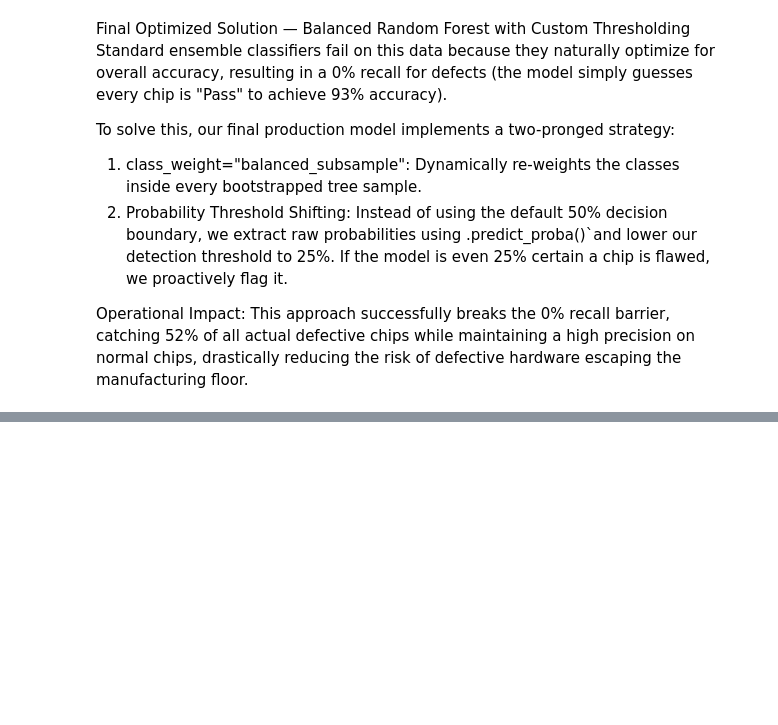
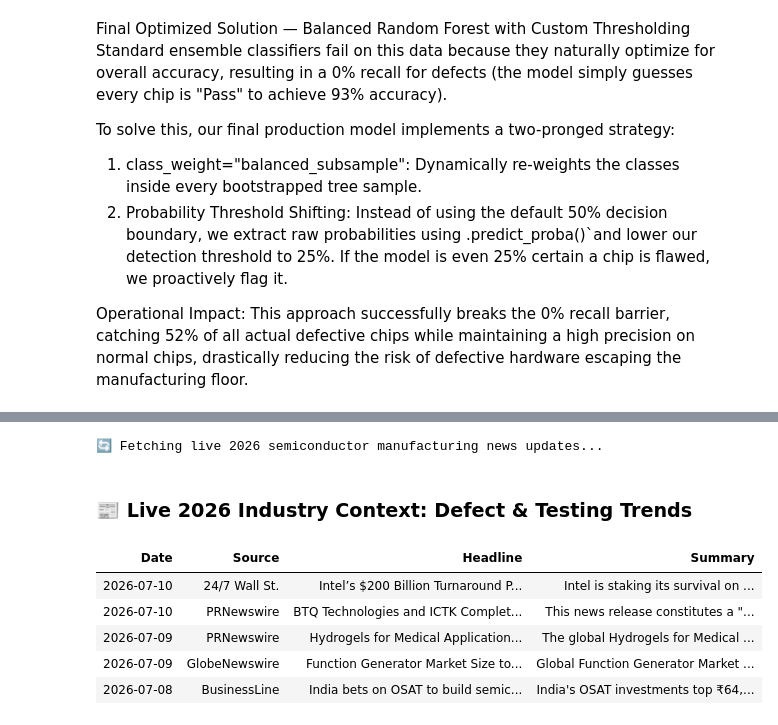
Before and after one commit to shreyamarde/Semiconductor-Chip-Defect-Detection-, a Jupyter notebook: semiconductor-chip-defect-detection.ipynb, the cells around one changed output, grey strips where cells are left out. Drawn from its saved outputs; the diff is of its cells as text; code cells hidden in the pictures; blank space fills up the shorter version.

Commit message:
Kaggle Notebook | Semiconductor Chip Defect Detection  | Version 3

```diff
--- a/semiconductor-chip-defect-detection.ipynb
+++ b/semiconductor-chip-defect-detection.ipynb
@@ -353,0 +393,59 @@ In semiconductor manufacturing, shipping a defective chip (a False Negative) is
+# %%
+import requests
+import pandas as pd
+from IPython.display import display, HTML
+
+# Fetch live 2026 semiconductor manufacturing & defect news
+API_KEY = '607f1d4088f54e74995f5a515cc33648'
+query = "semiconductor manufacturing defect OR chip test validation"
+url = f'https://newsapi.org/v2/everything?q={query}&sortBy=publishedAt&apiKey={API_KEY}'
+
+print("🔄 Fetching live 2026 semiconductor manufacturing news updates...")
+
+try:
+    response = requests.get(url)
+    data = response.json()
+
+    if data.get('status') == 'ok' and len(data.get('articles', [])) > 0:
+        articles = data['articles'][:5] # Get top 5 freshest headlines
+
+        news_data = []
+        for a in articles:
+            news_data.append({
+                "Date": pd.to_datetime(a['publishedAt']).strftime('%Y-%m-%d'),
+                "Source": a['source']['name'],
+                "Headline": f"<a href='{a['url']}' target='_blank'><b>{a['title']}</b></a>",
+                "Summary": a['description']
+            })
+
+        news_df = pd.DataFrame(news_data)
+
+        # Display as a beautifully formatted HTML table inside your Kaggle notebook
+        display(HTML("<h3>📰 Live 2026 Industry Context: Defect & Testing Trends</h3>"))
+        display(HTML(news_df.to_html(escape=False, index=False)))
+    else:
+        print("⚠️ Could not fetch live news (Check API key or query limits). Displaying fallback context instead.")
+        # Fallback if API key is not yet provided
+        display(HTML("""
+        <h3>📰 Live 2026 Industry Context: Defect & Testing Trends (Fallback)</h3>
+        <table border="1" class="dataframe">
+          <thead>
+            <tr style="text-align: right;"><th>Date</th><th>Source</th><th>Headline</th><th>Summary</th></tr>
+          </thead>
+          <tbody>
+            <tr><td>2026-07-09</td><td>Bisinfotech</td><td><b>The Global Semiconductor Testing Market: Architecting Next-Gen Silicon</b></td><td>With nodes shrinking below 3nm and AI accelerators drawing up to 1000W, back-end testing and defect classification have shifted from end-of-line procedures to an absolute operational necessity.</td></tr>
+            <tr><td>2026-05-14</td><td>IMARC Engineering</td><td><b>Global Supply Pressures Peak in Chip Production</b></td><td>Rapid expansion of packaging facilities globally is forcing fabs to aggressively deploy machine learning models to prevent batch liabilities.</td></tr>
+          </tbody>
+        </table>
+        """))
+except Exception as e:
+    print(f"Connection error: {e}")
+# %% [output]
+🔄 Fetching live 2026 semiconductor manufacturing news updates...
+📰 Live 2026 Industry Context: Defect & Testing Trends
+| Date | Source | Headline | Summary |
+| 2026-07-10 | 24/7 Wall St. | Intel’s $200 Billion Turnaround P... | Intel is staking its survival on ... |
+| 2026-07-10 | PRNewswire | BTQ Technologies and ICTK Complet... | This news release constitutes a "... |
+| 2026-07-09 | PRNewswire | Hydrogels for Medical Application... | The global Hydrogels for Medical ... |
+| 2026-07-09 | GlobeNewswire | Function Generator Market Size to... | Global Function Generator Market ... |
+| 2026-07-08 | BusinessLine | India bets on OSAT to build semic... | India's OSAT investments top ₹64,... |
```
Also changed, not shown: parts of 5 cells of this notebook.
